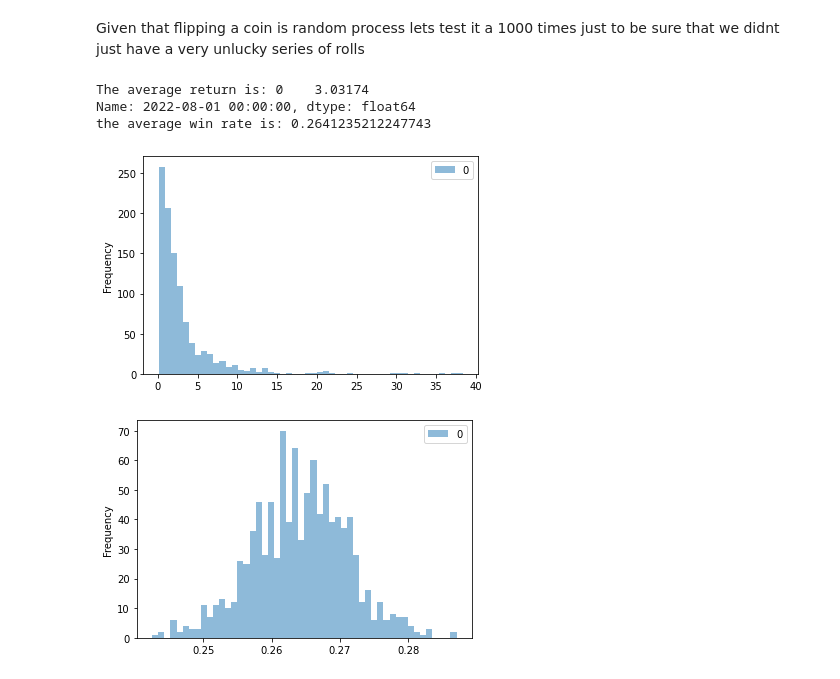
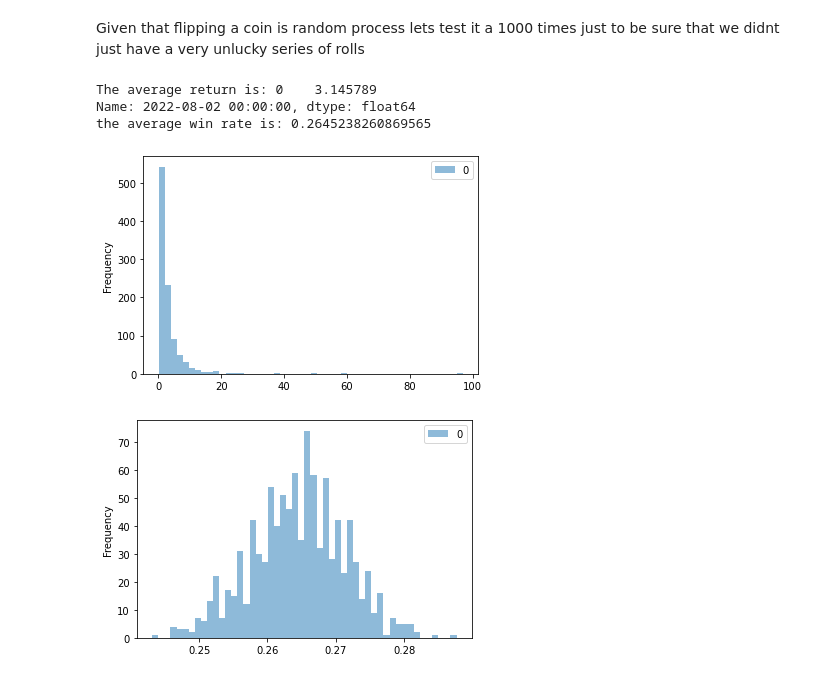
Before and after one commit to suf102/Trading-strategy-backtester, a Jupyter notebook: TikTokBactesterInCamelCase.ipynb, the cells around one changed output. Saved outputs shown, nothing was run; the diff lists cells and outputs as text; code cells hidden in the pictures.

```diff
--- a/TikTokBactesterInCamelCase.ipynb
+++ b/TikTokBactesterInCamelCase.ipynb
@@ -216,7 +227,7 @@ def backtester(signals,price, tcost = 0.001):
 
             elif signals[i] == 0:
 
-                pos_val[i+1] = pos_val[i]/price[i-1]*price[i]
+                pos_val[i+1] = pos_val[i]/price[i]*price[i+1]
                 cash[i+1] = cash[i]
 
         #then our returns are the amount of cash left each day plus the the price times the amoint of coin that we have
@@ -246,6 +257,8 @@ def winrate(data,returns):
             tps.append(1)
         if (sigs[i] == -1 and rets[i]>0):
             tps.append(1)
+        if (sigs[i] == 0 and rets[i]>0):
+            tps.append(1)
 
 
     win_rate = sum(tps)/len(sigs)
@@ -357,39 +374,43 @@ Given that flipping a coin is random process lets test it a 1000 times just to b
 # %%
 
 #run it a a bunch of times times just to be sure
 
 trials = 1000
 
-probtrade = 0.5
+probbuy = 0.5
+
+probsell = 0.5
+
+probdonothing = 0
 
 finalreturns = []
 
 runningtotalwinrate = []
 
 closedata=getdata(stockname, testperiod)
 
 for j in range(trials):
-    dfrandom = randomtrading(closedata, probability= probtrade)
-    returnsrandom = backtester(dfrandom['Signals'],dfrandom['Close'])
-    win = winrate(dfrandom,returnsrandom)
+    dfrandoms = randomtrading(closedata, probabilitybuy= probbuy,probabilitysell = probsell, probabilitydonothing = probdonothing )
+    returnsrandom = backtester(dfrandoms['Signals'],dfrandoms['Close'])
+    win = winrate(dfrandoms,returnsrandom)
     finalreturns.append(returnsrandom.iloc[-1])
     runningtotalwinrate.append(win)
 
 # the average final return
 
 print('The average return is: ' + str(sum(finalreturns)/trials))
 
 # the average win rate
 
 print('the average win rate is: ' + str(sum(runningtotalwinrate)/trials))
 
 #plotting a historgam to show the final returns and then the win rates
 
 axfinalreturns = pd.DataFrame(finalreturns).plot.hist(bins=50, alpha=0.5)
 axwinrates = pd.DataFrame(runningtotalwinrate).plot.hist(bins=50, alpha=0.5)
 # %% [output]
-The average return is: 0    3.03174
-Name: 2022-08-01 00:00:00, dtype: float64
-the average win rate is: 0.2641235212247743
+The average return is: 0    3.145789
+Name: 2022-08-02 00:00:00, dtype: float64
+the average win rate is: 0.2645238260869565
-[figure, old version]
+[figure, new version]
-[figure, old version]
+[figure, new version]
```
Also changed, not shown: parts of 3 cells of this notebook.
